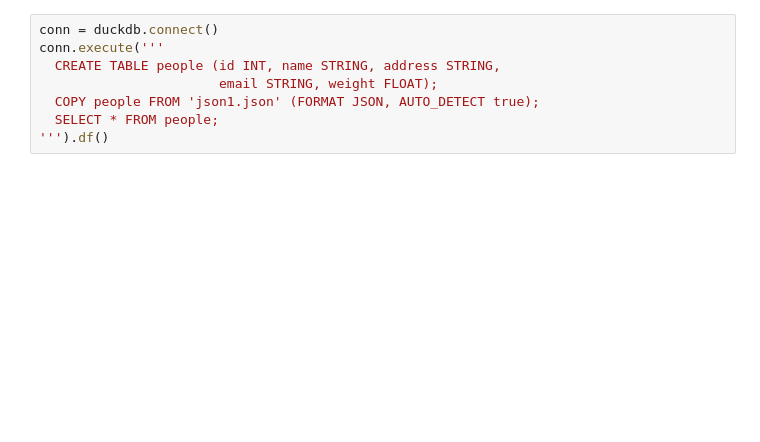
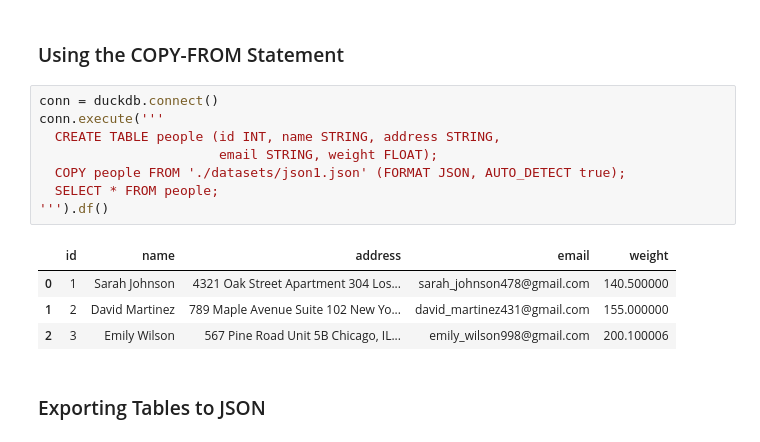
Before and after one commit to pranamg/duckdb-up-and-running, a Jupyter notebook: Chapter_6.ipynb, the cells around one changed output. Drawn from its saved outputs; the diff is of its cells as text; blank space fills up the shorter version.

```diff
--- a/Chapter_6.ipynb
+++ b/Chapter_6.ipynb
@@ -164,11 +260,20 @@ conn.execute('''
+# %% [markdown]
+### Using the COPY-FROM Statement
 # %%
 conn = duckdb.connect()
 conn.execute('''
   CREATE TABLE people (id INT, name STRING, address STRING,
                        email STRING, weight FLOAT);
-  COPY people FROM 'json1.json' (FORMAT JSON, AUTO_DETECT true);
+  COPY people FROM './datasets/json1.json' (FORMAT JSON, AUTO_DETECT true);
   SELECT * FROM people;
 ''').df()
+# %% [output]
+|  | id | name | address | email | weight |
+| 0 | 1 | Sarah Johnson | 4321 Oak Street Apartment 304 Los... | sarah_johnson478@gmail.com | 140.500000 |
+| 1 | 2 | David Martinez | 789 Maple Avenue Suite 102 New Yo... | david_martinez431@gmail.com | 155.000000 |
+| 2 | 3 | Emily Wilson | 567 Pine Road Unit 5B Chicago, IL... | emily_wilson998@gmail.com | 200.100006 |
+# %% [markdown]
+### Exporting Tables to JSON
 # %%
 conn = duckdb.connect()
 conn.execute('''
```
Also changed, not shown: parts of 29 cells of this notebook, 2 other files.
